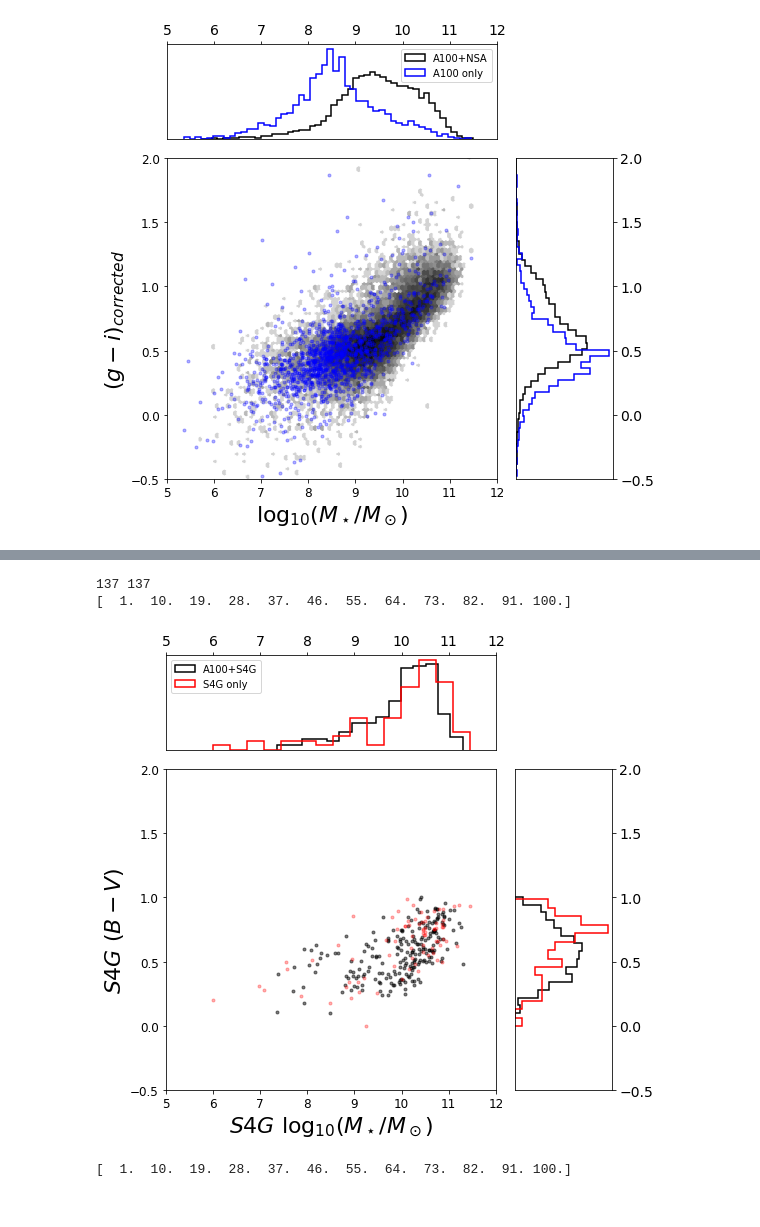
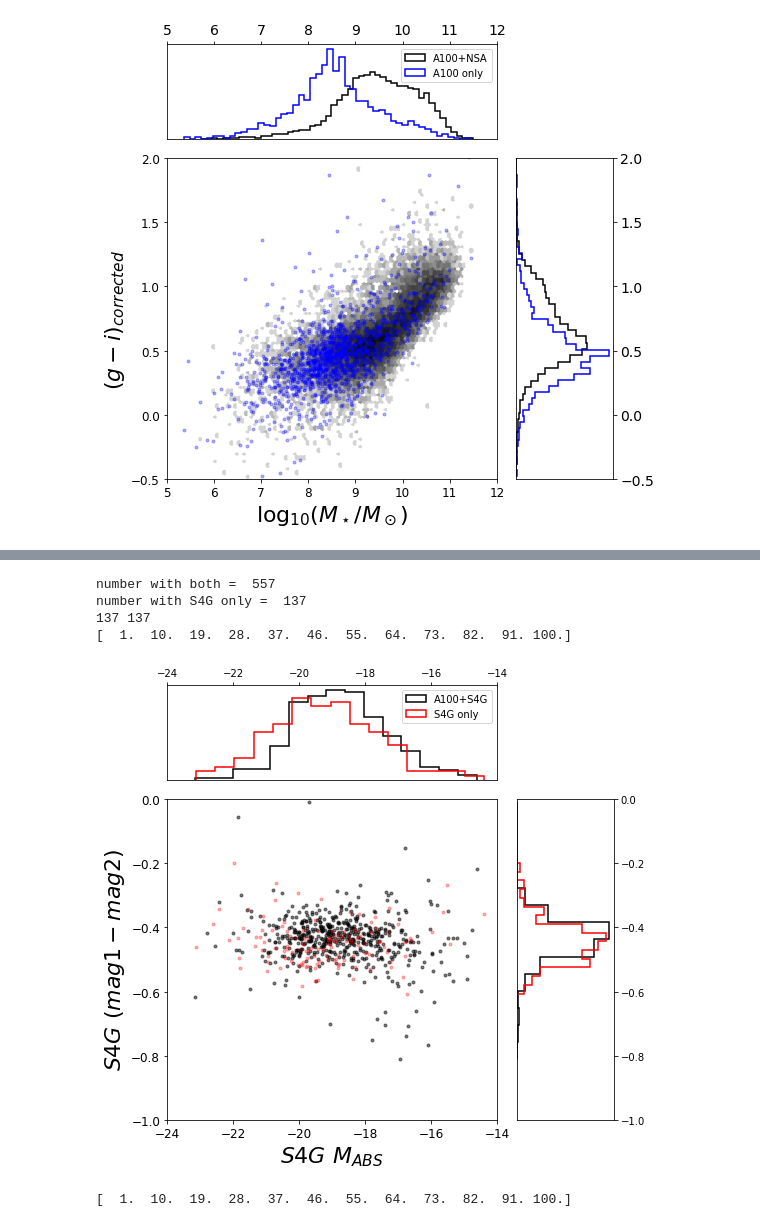
Before and after one commit to rfinn/APPSS, a Jupyter notebook: paper-plots.ipynb, the cells around one changed output, grey strips where cells are left out. Drawn from its saved outputs; the diff is of its cells as text; code cells hidden in the pictures.

```diff
--- a/paper-plots.ipynb
+++ b/paper-plots.ipynb
@@ -444,0 +474,4 @@ Waiting to hear back from Mary to see if she has catalog with the complete colum
+# %%
+# define sky coordinates for galaxies
+pos1 = SkyCoord(a100s4g['ra_1']*u.deg,a100s4g['dec_1']*u.deg, frame='icrs')
+pos2 = SkyCoord(a100s4g['ra_2']*u.deg,a100s4g['dec_2']*u.deg, frame='icrs')
@@ -444,0 +485,19 @@ Waiting to hear back from Mary to see if she has catalog with the complete colum
+# %%
+onegal = search_one_gal(pos1[0])
+fullsdss = Table(data=np.zeros(len(pos1),dtype=onegal.dtype))
+# %%
+for i,p in enumerate(pos1):
+    #print(p)
+    print('galaxy ',i)
+    if np.isnan(p.ra.value):
+        p = pos2[i]
+    t = search_one_gal(p)
+    #, len(t),len(fullsdss[i]))
+    #print(t)
+    #print(fullsdss[i])
+    #if len(t) == len(fullsdss[i]):
+    #print(t)
+    try:
+        fullsdss[i] = t
+    except ValueError:
+        continue
@@ -445,26 +574,33 @@ Waiting to hear back from Mary to see if she has catalog with the complete colum
 # %%
 x = a100s4g.mstar
 y = a100s4g.bvtc
-
-flag1 = (a100s4g.matchFlag == 3)
+x = a100s4g.mabs
+y = fullsdss['g']-fullsdss['r']
+y = a100s4g.mag1 - a100s4g.mag2
+photflag = (fullsdss['err_g']< .05) & (fullsdss['err_r']< .05)& (fullsdss['err_i']< .05)
+flag1 = (a100s4g.matchFlag == 3) & photflag
+print('number with both = ',sum(flag1))
 x1 = x[flag1]
 y1 = y[flag1]
 
-flag2 = (a100s4g.matchFlag == 2)
+flag2 = (a100s4g.matchFlag == 2) & photflag
+print('number with S4G only = ',sum(flag2))
 x2 = x[flag2]
 y2 = y[flag2]
 print(len(x2), sum(flag2))
 #contour_levels = np.logspace(.7,5.5,15)
 contour_levels = np.linspace(1,100,12)
 print(contour_levels)
 colormass(x1,y1, x2, y2, 'A100+S4G', 'S4G only', 'a100-s4g-color-mass-1.pdf',
           hexbinflag=False,contourflag=False,contour_bins=40, ncontour_levels=contour_levels,
-          xmin=5., ymin=-.5,xmax=12,nhistbin=15,alphagray=.5,
-         xlabel='$S4G \ \log_{10}(M_\star/M_\odot)$', ylabel='$ S4G \ (B-V)$', color2='r')
+          xmin=-24, ymin=-1,xmax=-14,ymax=0,nhistbin=15,alphagray=.5,
+         xlabel='$S4G \ M_{ABS}$', ylabel='$ S4G \ (mag1 - mag2)$', color2='r')
 # %% [output]
+number with both =  557
+number with S4G only =  137
 137 137
 [  1.  10.  19.  28.  37.  46.  55.  64.  73.  82.  91. 100.]
-[figure, old version]
+[figure, new version]
 # %%
 x = a100s4g.LogMstarTaylor
 y = a100s4g.gmi_corrected
```
Also changed, not shown: parts of 25 cells of this notebook.
